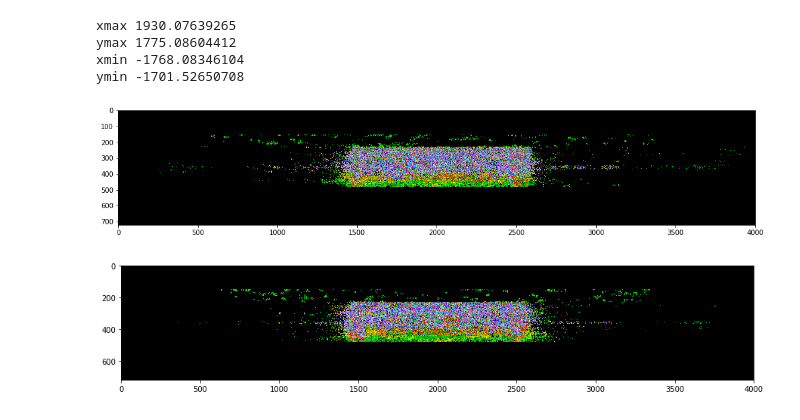
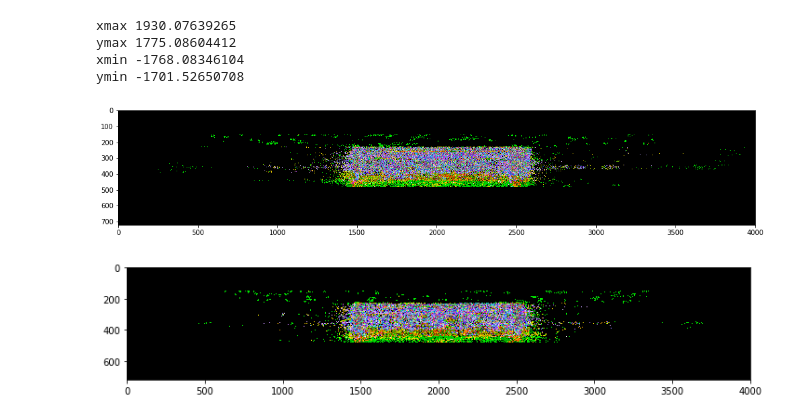
Before and after one commit to ongchinkiat/realsense-d435, a Jupyter notebook: d435-analysis-848.ipynb, the cells around one changed output. Saved outputs shown, nothing was run; the diff lists cells and outputs as text; code cells hidden in the pictures.

```diff
--- a/d435-analysis-848.ipynb
+++ b/d435-analysis-848.ipynb
@@ -303,17 +303,17 @@ ymin -1701.52650708
 # %%
 x_view_clip = np.zeros((720,4000,3), dtype=float)
 np.clip(x_view, 0, 255, out=x_view_clip)
 
 y_view_clip = np.zeros((720,4000,3), dtype=float)
 np.clip(y_view, 0, 255, out=y_view_clip)
 
 fig = plt.figure(figsize=(17, 17))
 plt.imshow(x_view[:,:,:])
 plt.show()
 
-fig = plt.figure(figsize=(15, 11))
+fig = plt.figure(figsize=(12, 12))
 plt.imshow(y_view[:,:,:])
 plt.show()
 # %% [output]
 [figure]
-[figure, old version]
+[figure, new version]
```
